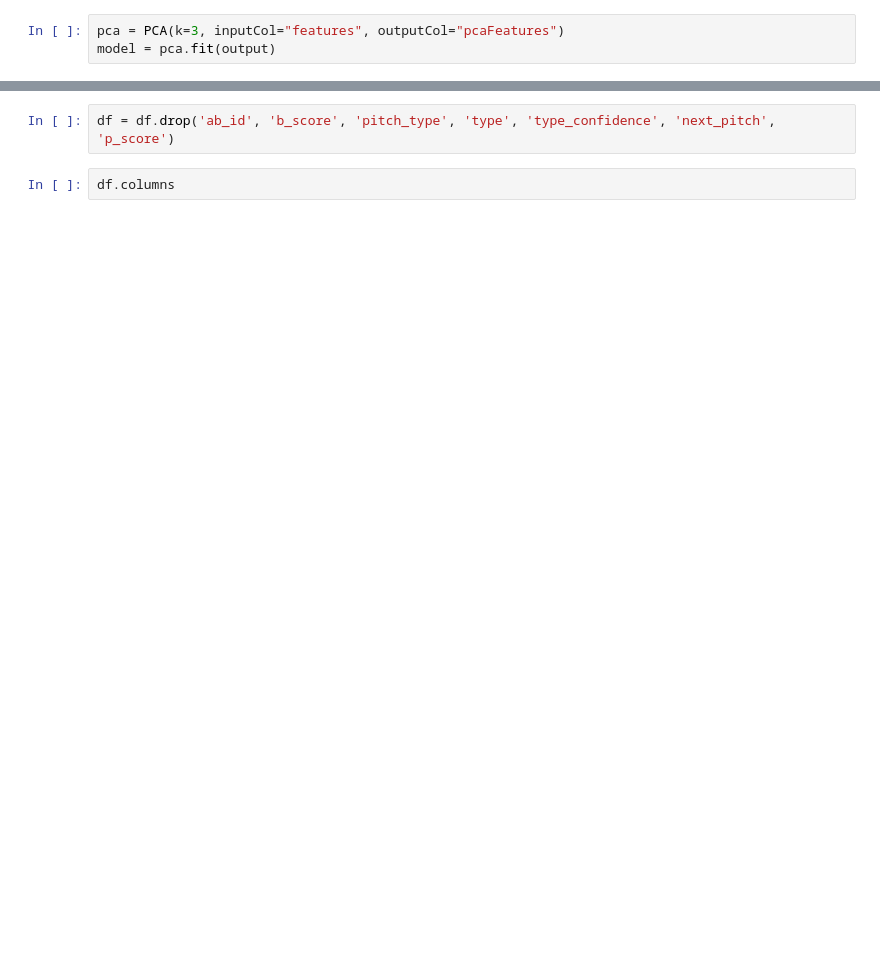
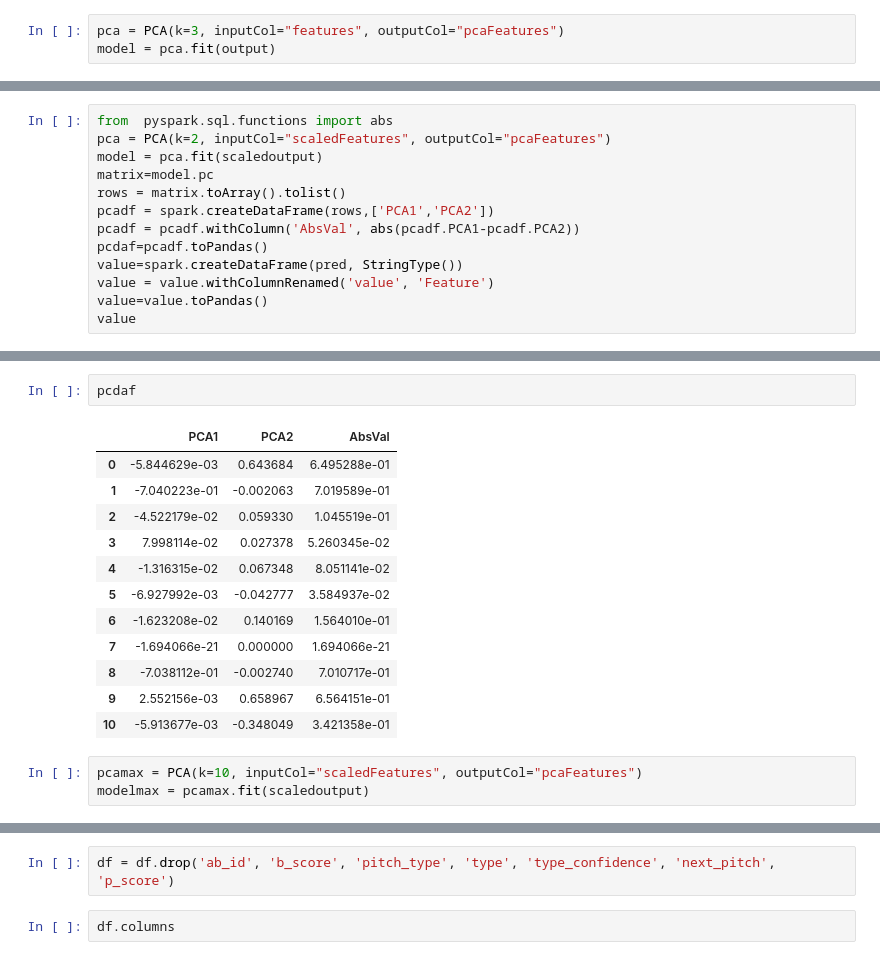
Before and after one commit to Acasteo/MLB-pitch, a Jupyter notebook: MLB_pitchData.ipynb, the cells around one changed output, grey strips where cells are left out. Cells and saved outputs as stored; diff of their text form; blank space fills up the shorter version.

```diff
--- a/MLB_pitchData.ipynb
+++ b/MLB_pitchData.ipynb
@@ -490,0 +520,13 @@ df.columns
+# %%
+from  pyspark.sql.functions import abs
+pca = PCA(k=2, inputCol="scaledFeatures", outputCol="pcaFeatures")
+model = pca.fit(scaledoutput)
+matrix=model.pc
+rows = matrix.toArray().tolist()
+pcadf = spark.createDataFrame(rows,['PCA1','PCA2'])
+pcadf = pcadf.withColumn('AbsVal', abs(pcadf.PCA1-pcadf.PCA2))
+pcdaf=pcadf.toPandas()
+value=spark.createDataFrame(pred, StringType())
+value = value.withColumnRenamed('value', 'Feature')
+value=value.toPandas()
+value
@@ -490,0 +546,18 @@ df.columns
+# %%
+pcdaf
+# %% [output]
+|  | PCA1 | PCA2 | AbsVal |
+| 0 | -5.844629e-03 | 0.643684 | 6.495288e-01 |
+| 1 | -7.040223e-01 | -0.002063 | 7.019589e-01 |
+| 2 | -4.522179e-02 | 0.059330 | 1.045519e-01 |
+| 3 | 7.998114e-02 | 0.027378 | 5.260345e-02 |
+| 4 | -1.316315e-02 | 0.067348 | 8.051141e-02 |
+| 5 | -6.927992e-03 | -0.042777 | 3.584937e-02 |
+| 6 | -1.623208e-02 | 0.140169 | 1.564010e-01 |
+| 7 | -1.694066e-21 | 0.000000 | 1.694066e-21 |
+| 8 | -7.038112e-01 | -0.002740 | 7.010717e-01 |
+| 9 | 2.552156e-03 | 0.658967 | 6.564151e-01 |
+| 10 | -5.913677e-03 | -0.348049 | 3.421358e-01 |
+# %%
+pcamax = PCA(k=10, inputCol="scaledFeatures", outputCol="pcaFeatures")
+modelmax = pcamax.fit(scaledoutput)
```
Also changed, not shown: parts of 18 cells of this notebook.
